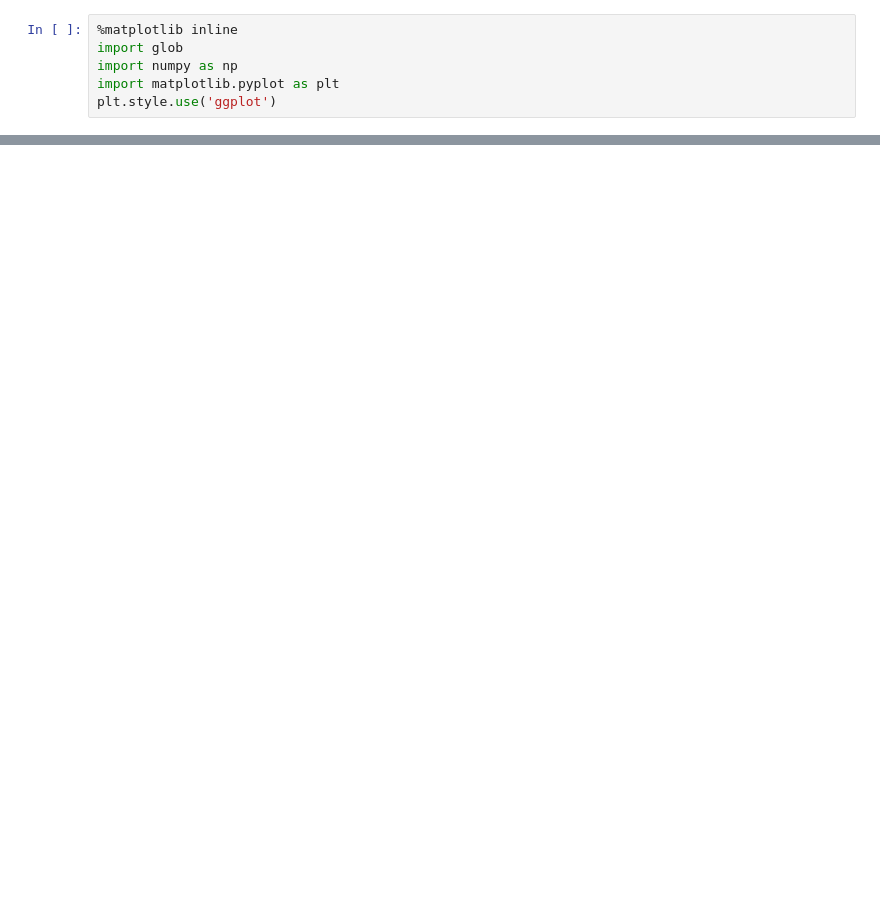
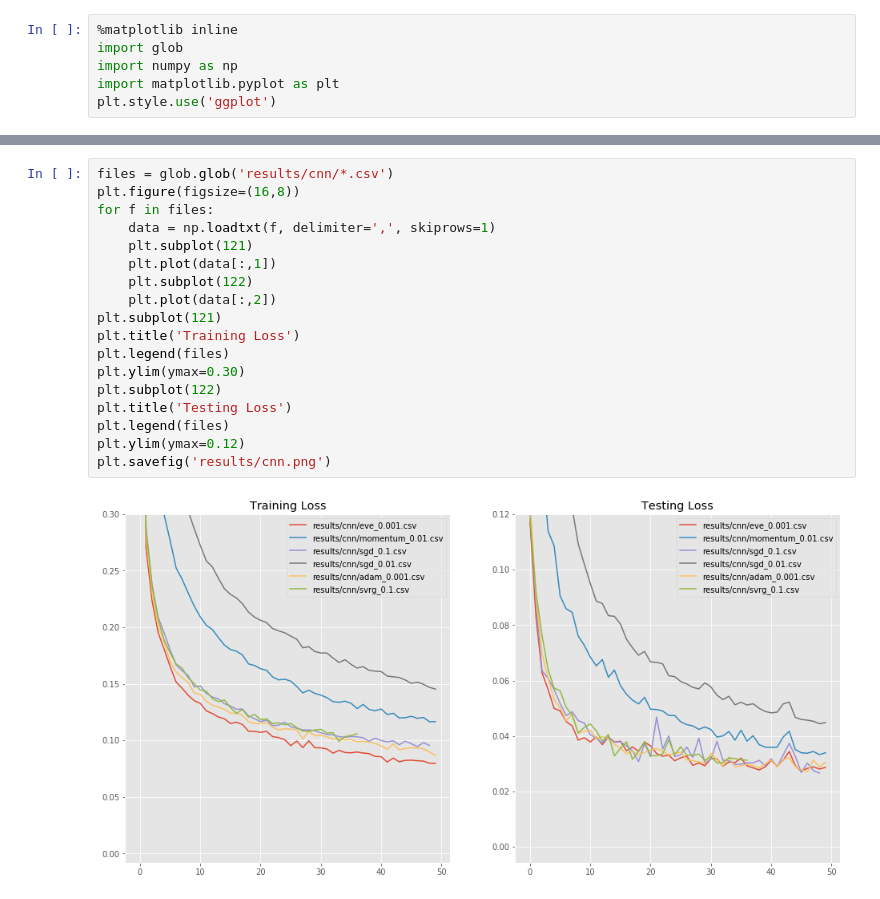
Before and after one commit to gabrielhuang/snakegd, a Jupyter notebook: Plot Results.ipynb, the cells around one changed output, grey strips where cells are left out. Saved outputs shown, nothing was run; the diff lists cells and outputs as text; blank space fills up the shorter version.

```diff
--- a/Plot Results.ipynb
+++ b/Plot Results.ipynb
@@ -24,0 +27,20 @@ plt.savefig('logistic_regression.png')
+# %%
+files = glob.glob('results/cnn/*.csv')
+plt.figure(figsize=(16,8))
+for f in files:
+    data = np.loadtxt(f, delimiter=',', skiprows=1)
+    plt.subplot(121)
+    plt.plot(data[:,1])
+    plt.subplot(122)
+    plt.plot(data[:,2])
+plt.subplot(121)
+plt.title('Training Loss')
+plt.legend(files)
+plt.ylim(ymax=0.30)
+plt.subplot(122)
+plt.title('Testing Loss')
+plt.legend(files)
+plt.ylim(ymax=0.12)
+plt.savefig('results/cnn.png')
+# %% [output]
+[figure, added]
```
Also changed, not shown: parts of 1 cell of this notebook, 1 other file.
